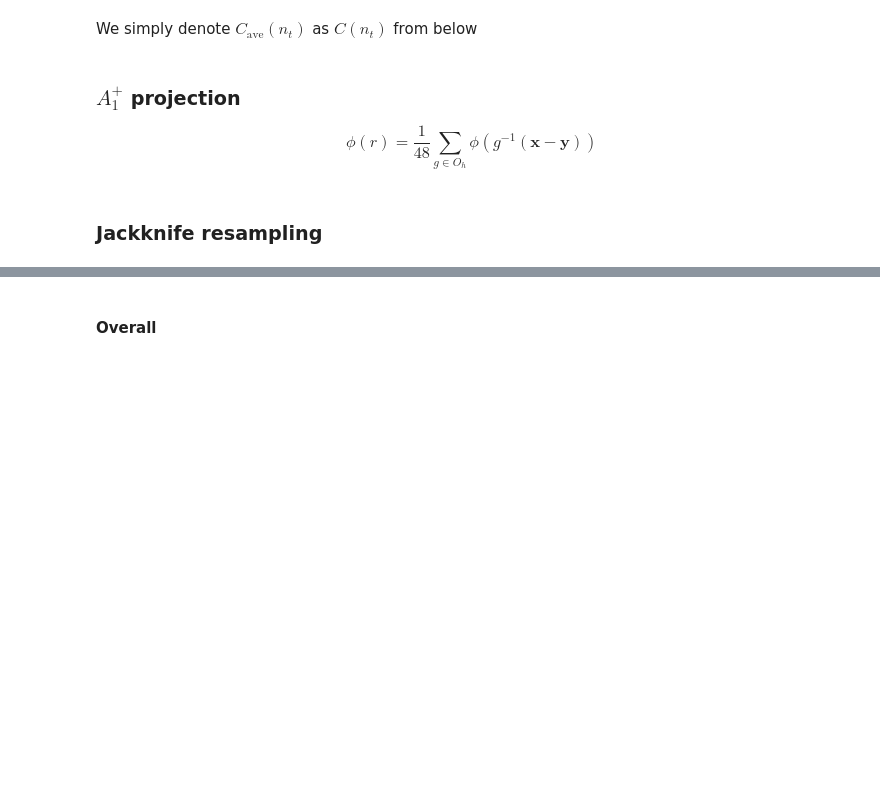
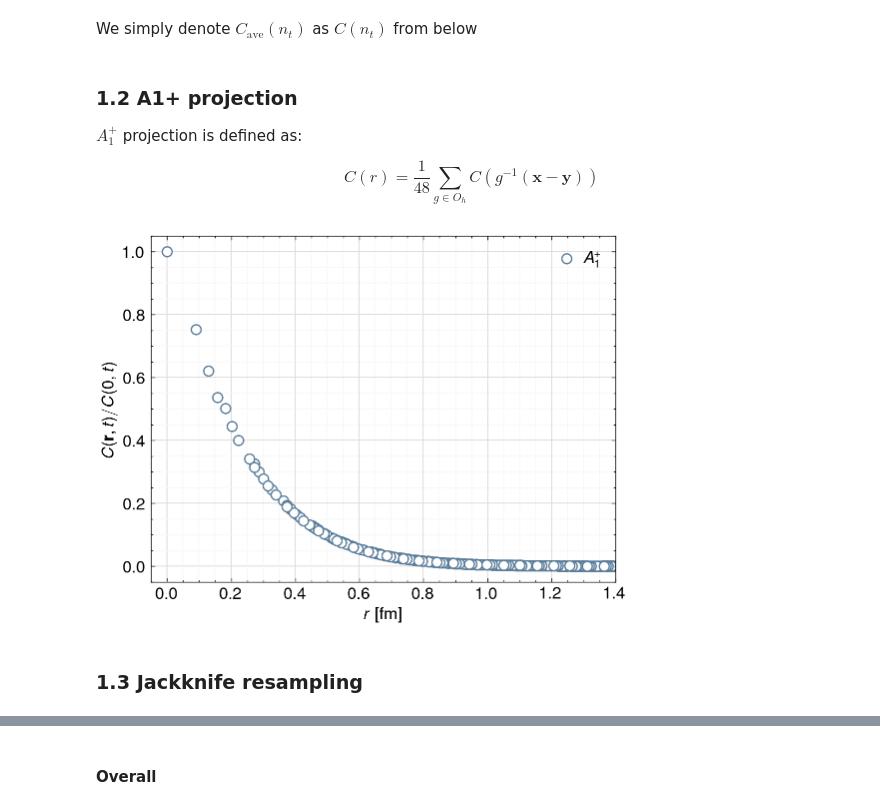
Before and after one commit to tinikov/lqcd, a Jupyter notebook: ccbar:analysis/4pt-analysis.ipynb, the cells around one changed output, grey strips where cells are left out. Saved outputs shown, nothing was run; the diff lists cells and outputs as text; code cells hidden in the pictures; blank space fills up the shorter version.

```diff
--- a/ccbar:analysis/4pt-analysis.ipynb
+++ b/ccbar:analysis/4pt-analysis.ipynb
@@ -144,10 +183,12 @@ corrPlot4pt(sphrdata)
 # %% [markdown]
 We simply denote $C_{\text{ave}}(n_t)$ as $C(n_t)$ from below
 # %% [markdown]
-### $A_1^+$ projection
+### 1.2 A1+ projection
+
+$A_1^+$ projection is defined as:
 
 $$
-\phi(r)=\frac{1}{48}\sum_{g\in O_h}\phi(g^{-1}(\mathbf{x}-\mathbf{y}))
+C(r)=\frac{1}{48}\sum_{g\in O_h}C(g^{-1}(\mathbf{x}-\mathbf{y}))
 $$
 # %%
 for ig in range(2):
@@ -160,11 +201,11 @@ for ig in range(2):
 # %%
 # result check
 rawdata = np.fromfile(f"{droot}/{gfix[0]}/4pt/a1plus/{chan[0]}.+29.{gfix[0]}.{binID[0]}")
-assert len(rawdata) == xyz_cube * 2
-sphrdata = cart2sphr_py(rawdata)
-corrPlot4pt(sphrdata)
+corrPlot4pt(rawdata, r"$A_1^+$")
+# %% [output]
+[figure, added]
 # %% [markdown]
-### Jackknife resampling
+### 1.3 Jackknife resampling
 # %%
 for ig in range(2):
     ifpath = f"{droot}/{gfix[ig]}/4pt/a1plus"
```
Also changed, not shown: parts of 38 cells of this notebook, 1 other file.
